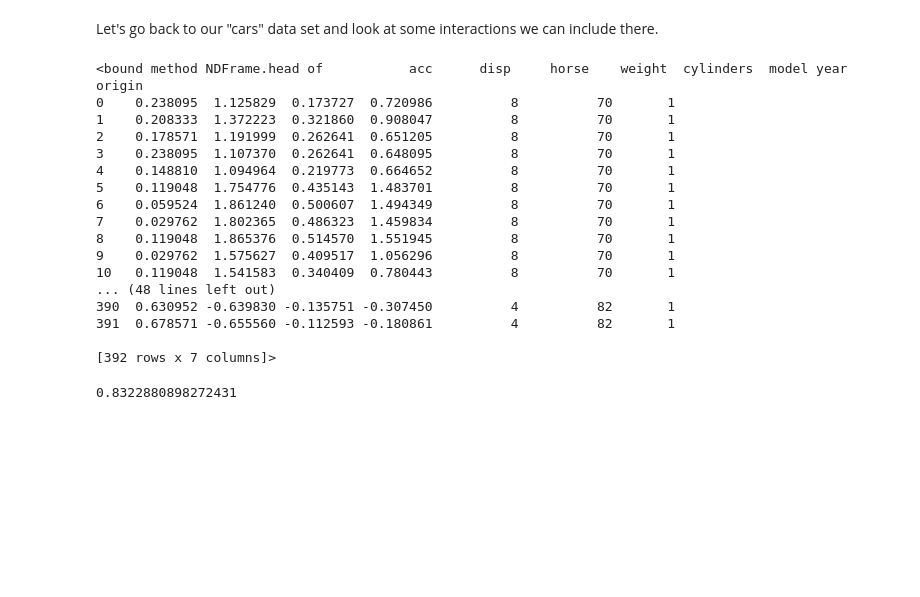
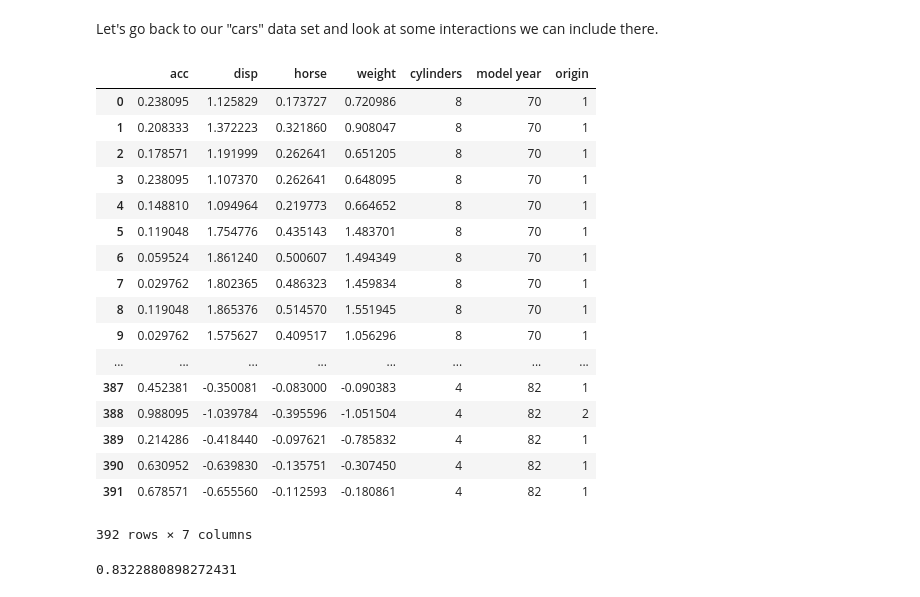
Before and after one commit to TSGreenwood/dsc-2-24-03-interactions-seattle-ds-career-040119, a Jupyter notebook: index.ipynb, the cells around one changed output. Saved outputs shown, nothing was run; the diff lists cells and outputs as text; code cells hidden in the pictures; blank space fills up the shorter version.

```diff
--- a/index.ipynb
+++ b/index.ipynb
@@ -48,25 +48,26 @@ data = pd.read_csv("auto-mpg.csv")
 y = data[["mpg"]]
 X = data.drop(["mpg", "car name"], axis=1)
 # %%
-X.head
+X
 # %% [output]
+|  | acc | disp | horse | weight | cylinders | model year | origin |
+| 0 | 0.238095 | 1.125829 | 0.173727 | 0.720986 | 8 | 70 | 1 |
+| 1 | 0.208333 | 1.372223 | 0.321860 | 0.908047 | 8 | 70 | 1 |
+| 2 | 0.178571 | 1.191999 | 0.262641 | 0.651205 | 8 | 70 | 1 |
+| 3 | 0.238095 | 1.107370 | 0.262641 | 0.648095 | 8 | 70 | 1 |
+| 4 | 0.148810 | 1.094964 | 0.219773 | 0.664652 | 8 | 70 | 1 |
+| 5 | 0.119048 | 1.754776 | 0.435143 | 1.483701 | 8 | 70 | 1 |
+| 6 | 0.059524 | 1.861240 | 0.500607 | 1.494349 | 8 | 70 | 1 |
+| 7 | 0.029762 | 1.802365 | 0.486323 | 1.459834 | 8 | 70 | 1 |
+| 8 | 0.119048 | 1.865376 | 0.514570 | 1.551945 | 8 | 70 | 1 |
+| 9 | 0.029762 | 1.575627 | 0.409517 | 1.056296 | 8 | 70 | 1 |
+| ... | ... | ... | ... | ... | ... | ... | ... |
+| 387 | 0.452381 | -0.350081 | -0.083000 | -0.090383 | 4 | 82 | 1 |
+| 388 | 0.988095 | -1.039784 | -0.395596 | -1.051504 | 4 | 82 | 2 |
+| 389 | 0.214286 | -0.418440 | -0.097621 | -0.785832 | 4 | 82 | 1 |
+| 390 | 0.630952 | -0.639830 | -0.135751 | -0.307450 | 4 | 82 | 1 |
+| 391 | 0.678571 | -0.655560 | -0.112593 | -0.180861 | 4 | 82 | 1 |
-<bound method NDFrame.head of           acc      disp     horse    weight  cylinders  model year  origin
-0    0.238095  1.125829  0.173727  0.720986          8          70       1
-1    0.208333  1.372223  0.321860  0.908047          8          70       1
-2    0.178571  1.191999  0.262641  0.651205          8          70       1
-3    0.238095  1.107370  0.262641  0.648095          8          70       1
-4    0.148810  1.094964  0.219773  0.664652          8          70       1
-5    0.119048  1.754776  0.435143  1.483701          8          70       1
-6    0.059524  1.861240  0.500607  1.494349          8          70       1
-7    0.029762  1.802365  0.486323  1.459834          8          70       1
-8    0.119048  1.865376  0.514570  1.551945          8          70       1
-9    0.029762  1.575627  0.409517  1.056296          8          70       1
-10   0.119048  1.541583  0.340409  0.780443          8          70       1
-... (48 lines left out)
-390  0.630952 -0.639830 -0.135751 -0.307450          4          82       1
-391  0.678571 -0.655560 -0.112593 -0.180861          4          82       1
-
-[392 rows x 7 columns]>
+392 rows × 7 columns
 # %%
 import pandas as pd
 import numpy as np
```
